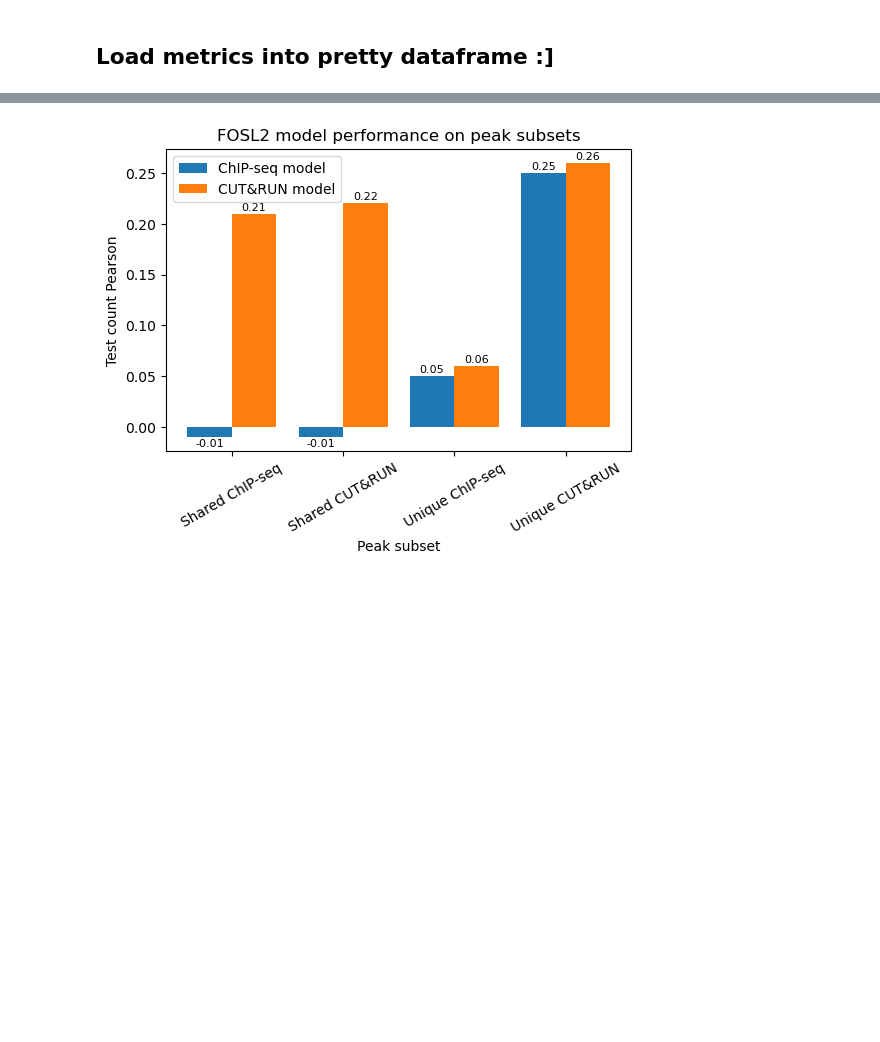
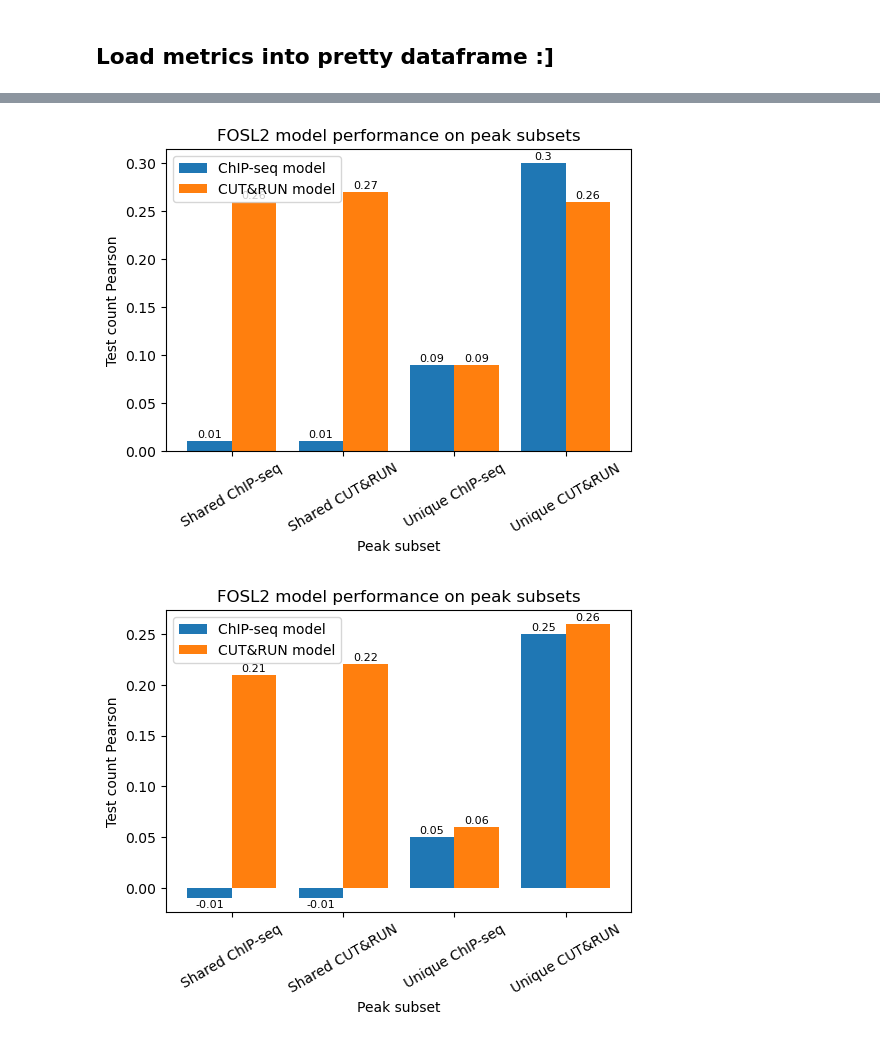
Before and after one commit to katie-sp/bpnet-internship, a Jupyter notebook: reports/katie_notebooks/summer2022_analysis/metrics_across_subsets.ipynb, the cells around one changed output, grey strips where cells are left out. Saved outputs shown, nothing was run; the diff lists cells and outputs as text; code cells hidden in the pictures; blank space fills up the shorter version.

```diff
--- a/reports/katie_notebooks/summer2022_analysis/metrics_across_subsets.ipynb
+++ b/reports/katie_notebooks/summer2022_analysis/metrics_across_subsets.ipynb
@@ -358,3 +308,7 @@ plot_metrics('CTCF', 'Test count Pearson')
+# %%
+plot_metrics('FOSL2', 'Test count Pearson')
+# %% [output]
+[figure, added]
 # %%
 plot_metrics('FOSL2', 'Test count Pearson')
 # %% [output]
```
Also changed, not shown: parts of 14 cells of this notebook, 6 other files.
